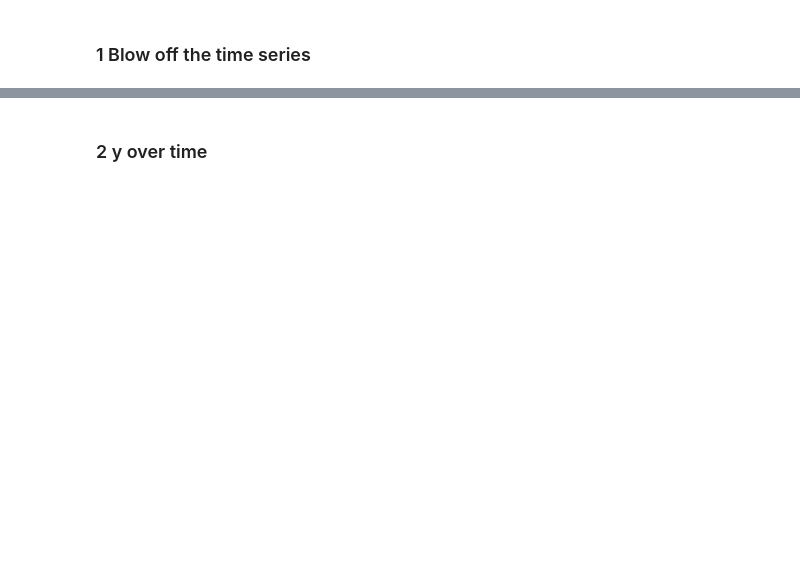
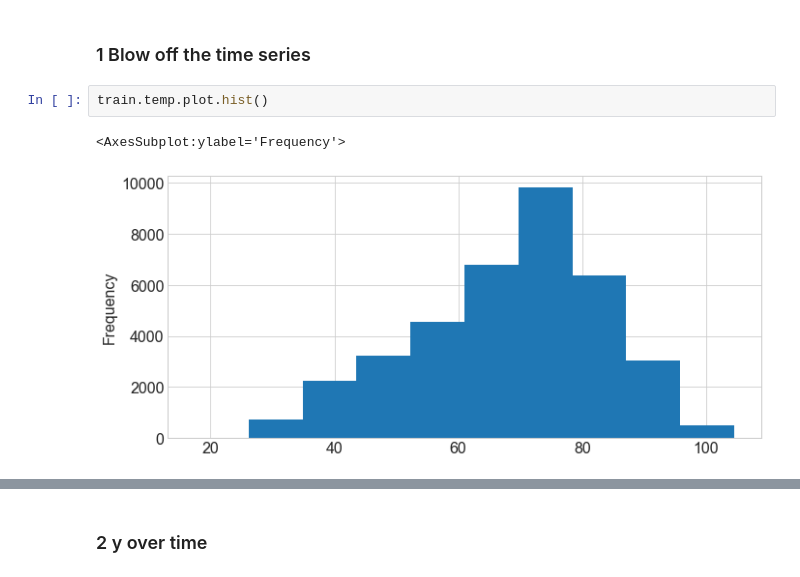
Before and after one commit to CodeupClassroom/leavitt-time-series-exercises-, a Jupyter notebook: explore_lesson.ipynb, the cells around one changed output, grey strips where cells are left out. Drawn from its saved outputs; the diff is of its cells as text; blank space fills up the shorter version.

```diff
--- a/explore_lesson.ipynb
+++ b/explore_lesson.ipynb
@@ -58,2 +141,7 @@ df.shape[0]
 # %% [markdown]
 ### 1 Blow off the time series
+# %%
+train.temp.plot.hist()
+# %% [output]
+<AxesSubplot:ylabel='Frequency'>
+[figure, added]
```
Also changed, not shown: parts of 76 cells of this notebook.
